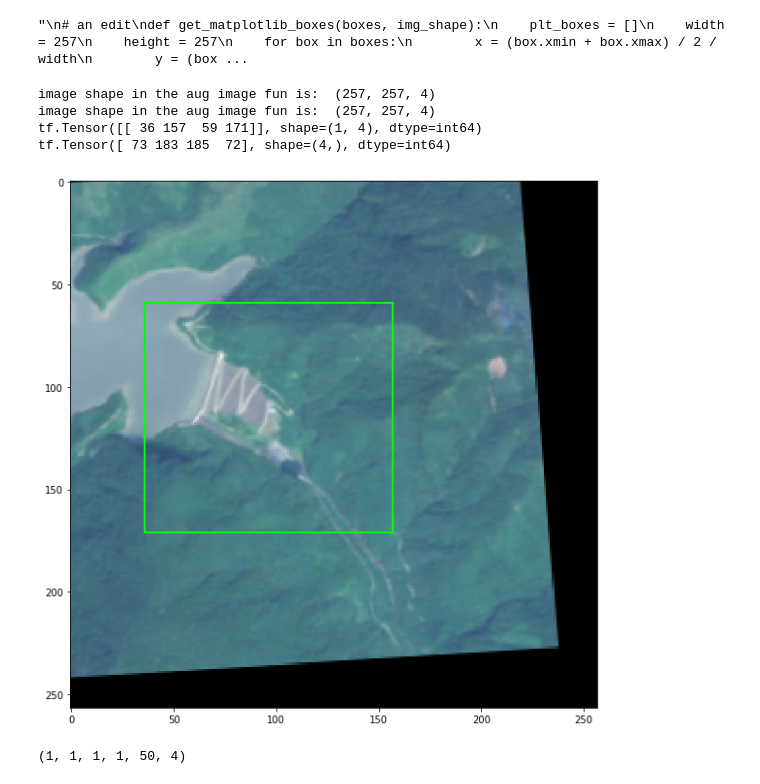
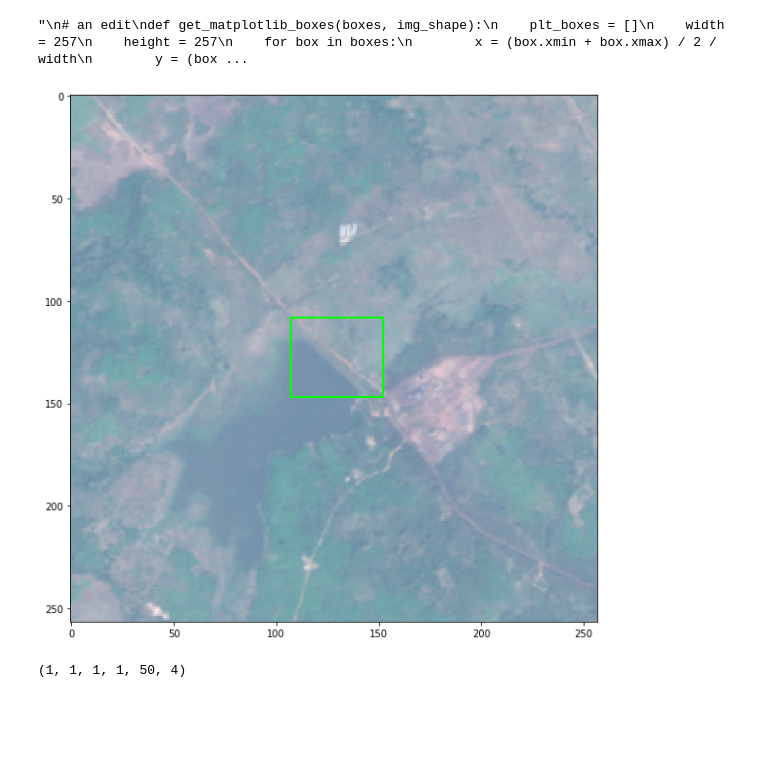
Before and after one commit to C0NSor18/dam_detection, a Jupyter notebook: Object Detection/object_detection.ipynb, the cells around one changed output. Saved outputs shown, nothing was run; the diff lists cells and outputs as text; code cells hidden in the pictures; blank space fills up the shorter version.

```diff
--- a/Object Detection/object_detection.ipynb
+++ b/Object Detection/object_detection.ipynb
@@ -342,7 +339,7 @@ def parse_serialized_example(example_proto):
         'B2': tf.io.FixedLenFeature([257, 257], dtype=tf.float32),  # B
         'B3': tf.io.FixedLenFeature([257, 257], dtype=tf.float32),  # G
         'B4': tf.io.FixedLenFeature([257, 257], dtype=tf.float32),  # R
-        #'AVE': tf.io.FixedLenFeature([257, 257], dtype=tf.float32), # Elevation
+        'AVE': tf.io.FixedLenFeature([257, 257], dtype=tf.float32), # Elevation
         'NDWI': tf.io.FixedLenFeature([257, 257], dtype=tf.float32), # water index
         'MNDWI': tf.io.FixedLenFeature([257, 257], dtype=tf.float32), # water index
         'AWEINSH': tf.io.FixedLenFeature([257, 257], dtype=tf.float32), # water index
@@ -443,16 +440,16 @@ def parse_image(dims = [257, 257], channels = ['B4', 'B3', 'B2'], stretch_colors
         # Additionally, resize the images to a desired size
         #do not use this anymore with object detection!
         #img = tf.image.resize(img, dims)
-        return x_batch, y_batch
+        return image, all_objs, x_batch, y_batch, xmin, ymin, xmax, ymax
 
     return parse_image_fun
 # %%
 train_data = tf.data.TFRecordDataset(data_path, compression_type='GZIP')
 dataset = train_data.map(parse_serialized_example)
 
-for x in dataset.take(1):
+for x in dataset.take(10):
     print("dataset before normalization and pre processing")
-    #print(x)
+    print(x)
 
     print("done showing serializing")
 
@@ -461,10 +458,11 @@ parsed_image = dataset.map(parse_image([257, 257],
                         stretch_colorspace = True,
                         channels = ['B4', 'B3', 'B2', 'NDWI']))
 
-for x_batch, y_batch in parsed_image.take(1):
+for _,_,x_batch, y_batch,xmin, ymin , xmax, ymax in parsed_image.take(1):
     print("x batch size is", x_batch.shape)
     print("x batch is", x_batch)
     print("y batch shape is", y_batch.shape)
     print("max val y batch", np.max(y_batch.numpy()))
+    print("box coordinates xmin ymin xmax ymax", xmin, ymin, xmax, ymax)
 # %% [output]
 dataset before normalization and pre processing
@@ -590,28 +589,24 @@ def get_matplotlib_boxes(boxes, img_shape):
 # %% [output]
 "\n# an edit\ndef get_matplotlib_boxes(boxes, img_shape):\n    plt_boxes = []\n    width = 257\n    height = 257\n    for box in boxes:\n        x = (box.xmin + box.xmax) / 2 / width\n        y = (box ...
 # %%
-for _,_,image_features, img, all_objs, orig_obj, label in parsed_image.take(1):
-    print(all_objs)
-    print(orig_obj)
+for image_features, all_objs,_,_ in parsed_image.take(19):
+    #print(image_features)
+    #print(all_objs)
     all_objs = all_objs[0]
     bbox = BoundBox(all_objs.numpy()[0], all_objs.numpy()[1], all_objs.numpy()[2], all_objs.numpy()[3] )
 
 
 # get bounding boxes in matplotlib format
 plt_boxes = get_matplotlib_boxes([bbox],image_features.numpy().shape)
 # visualize image and bounding box
 fig = plt.figure(figsize=(10, 10))
 ax = fig.add_subplot(111, aspect='equal')
 plt.imshow(image_features.numpy()[:,:,0:3].squeeze(), cmap='gray')
 for plt_box in plt_boxes:
     ax.add_patch(plt_box)
 plt.show()
 # %% [output]
-image shape in the aug image fun is:  (257, 257, 4)
-image shape in the aug image fun is:  (257, 257, 4)
-tf.Tensor([[ 36 157  59 171]], shape=(1, 4), dtype=int64)
-tf.Tensor([ 73 183 185  72], shape=(4,), dtype=int64)
-[figure, old version]
+[figure, new version]
 # %%
 dummy_array = np.zeros((1,1,1,1,50,4))
 print(dummy_array.shape)
```
Also changed, not shown: parts of 3 cells of this notebook, 5 other files.
